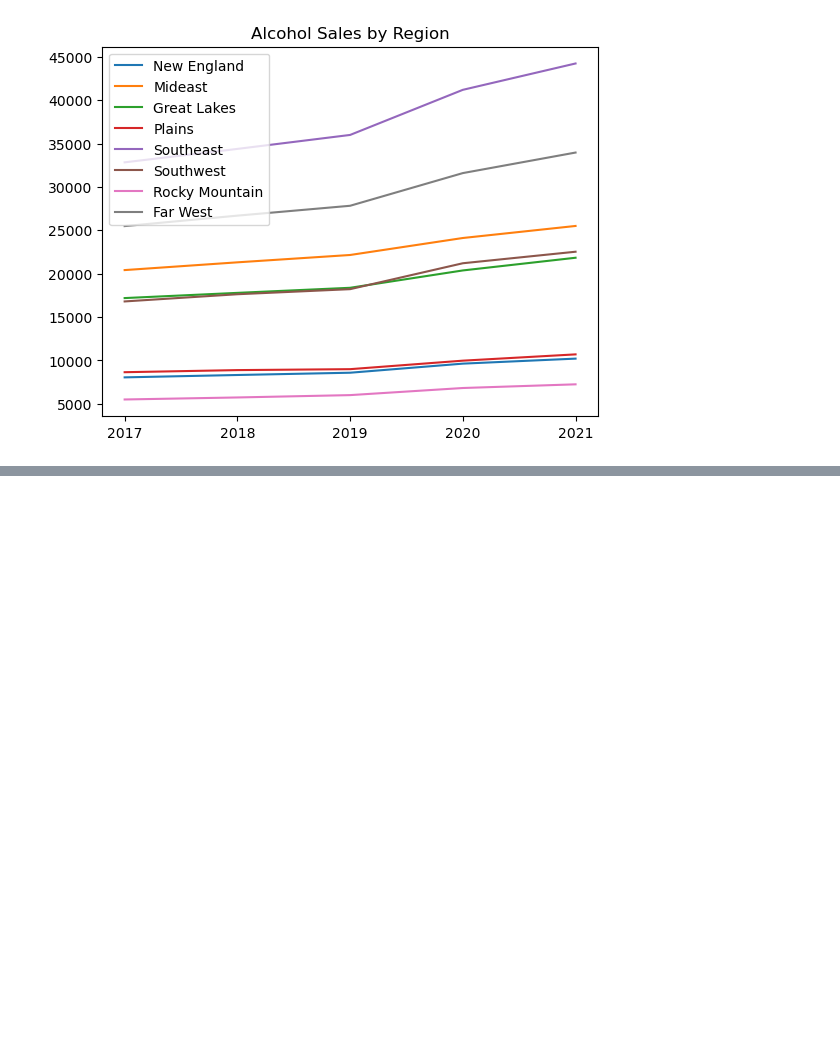
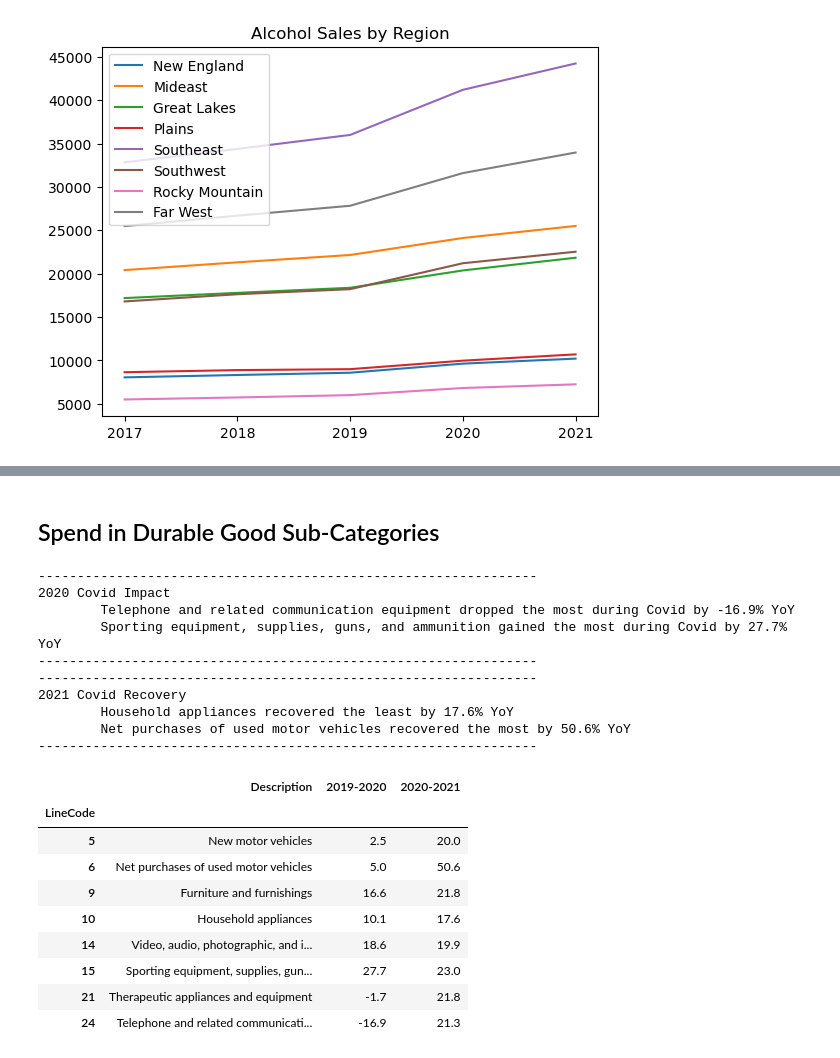
Before and after one commit to kmcmurphy/Covid19-and-the-Economy, a Jupyter notebook: consumer_spend_analysis.ipynb, the cells around one changed output, grey strips where cells are left out. Saved outputs shown, nothing was run; the diff lists cells and outputs as text; code cells hidden in the pictures; blank space fills up the shorter version.

```diff
--- a/consumer_spend_analysis.ipynb
+++ b/consumer_spend_analysis.ipynb
@@ -468,0 +499,63 @@ region_spend
+# %% [markdown]
+## Spend in Durable Good Sub-Categories
+# %%
+######################################
+## Durable Goods Spend by subcategories
+## Line codes - 5,6,9,10,14,15,21,24
+## Data not from API, from CSV
+######################################
+
+durable_goods_codes = [4,5,8,9,13,14,20,23]
+
+
+durable_goods_df = consumer_spend_bycat_df.iloc[durable_goods_codes]
+
+covid_low = durable_goods_df['2019-2020'].min()
+covid_cat_low = durable_goods_df.loc[durable_goods_df['2019-2020'] == covid_low]
+
+
+covid_high = durable_goods_df['2019-2020'].max()
+covid_cat_high = durable_goods_df.loc[durable_goods_df['2019-2020'] == covid_high]
+
+
+recovery_low = durable_goods_df['2020-2021'].min()
+recovery_cat_low = durable_goods_df.loc[durable_goods_df['2020-2021'] == recovery_low]
+
+recovery_high = durable_goods_df['2020-2021'].max()
+recovery_cat_high = durable_goods_df.loc[durable_goods_df['2020-2021'] == recovery_high]
+
+
+print("----------------------------------------------------------------")
+print("2020 Covid Impact")
+print(f"{covid_cat_low['Description'].item()} dropped the most during Covid by {covid_low}% YoY")
+print(f"{covid_cat_high['Description'].item()} gained the most during Covid by {covid_high}% YoY")
+print("----------------------------------------------------------------")
+print("----------------------------------------------------------------")
+print("2021 Covid Recovery")
+print(f"{recovery_cat_low['Description'].item()} recovered the least by {recovery_low}% YoY")
+print(f"{recovery_cat_high['Description'].item()} recovered the most by {recovery_high}% YoY")
+print("----------------------------------------------------------------")
+
+
+durable_goods_df
+# %% [output]
+----------------------------------------------------------------
+2020 Covid Impact
+        Telephone and related communication equipment dropped the most during Covid by -16.9% YoY
+        Sporting equipment, supplies, guns, and ammunition gained the most during Covid by 27.7% YoY
+----------------------------------------------------------------
+----------------------------------------------------------------
+2021 Covid Recovery
+        Household appliances recovered the least by 17.6% YoY
+        Net purchases of used motor vehicles recovered the most by 50.6% YoY
+----------------------------------------------------------------
+|  | Description | 2019-2020 | 2020-2021 |
+| LineCode |  |  |  |
+| 5 | New motor vehicles | 2.5 | 20.0 |
+| 6 | Net purchases of used motor vehicles | 5.0 | 50.6 |
+| 9 | Furniture and furnishings | 16.6 | 21.8 |
+| 10 | Household appliances | 10.1 | 17.6 |
+| 14 | Video, audio, photographic, and i... | 18.6 | 19.9 |
+| 15 | Sporting equipment, supplies, gun... | 27.7 | 23.0 |
+| 21 | Therapeutic appliances and equipment | -1.7 | 21.8 |
+| 24 | Telephone and related communicati... | -16.9 | 21.3 |
```
Also changed, not shown: parts of 11 cells of this notebook, 1 other file.
